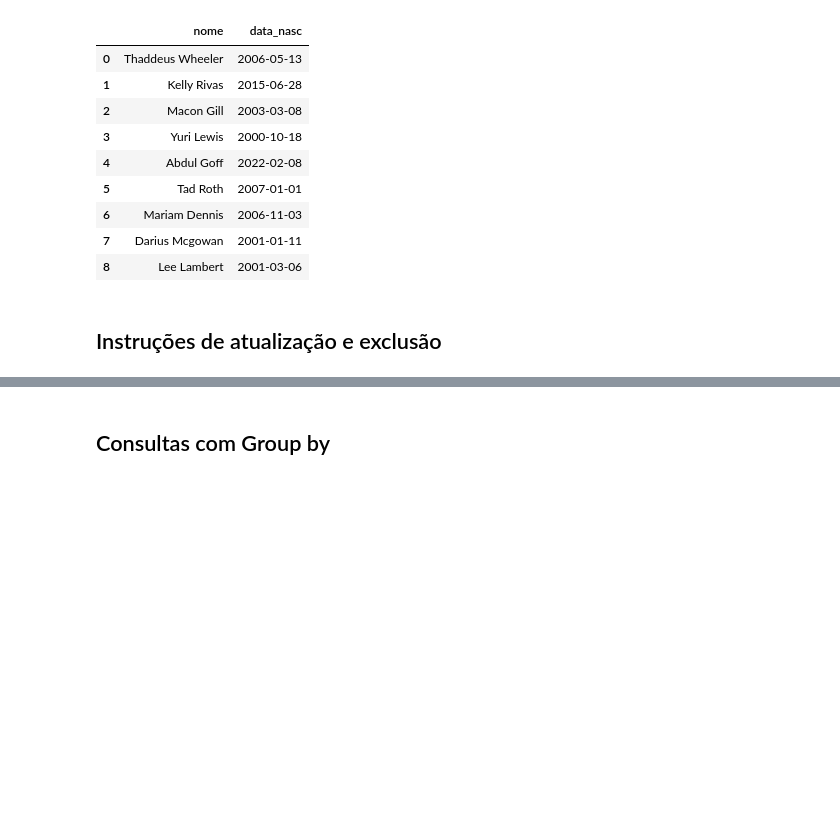
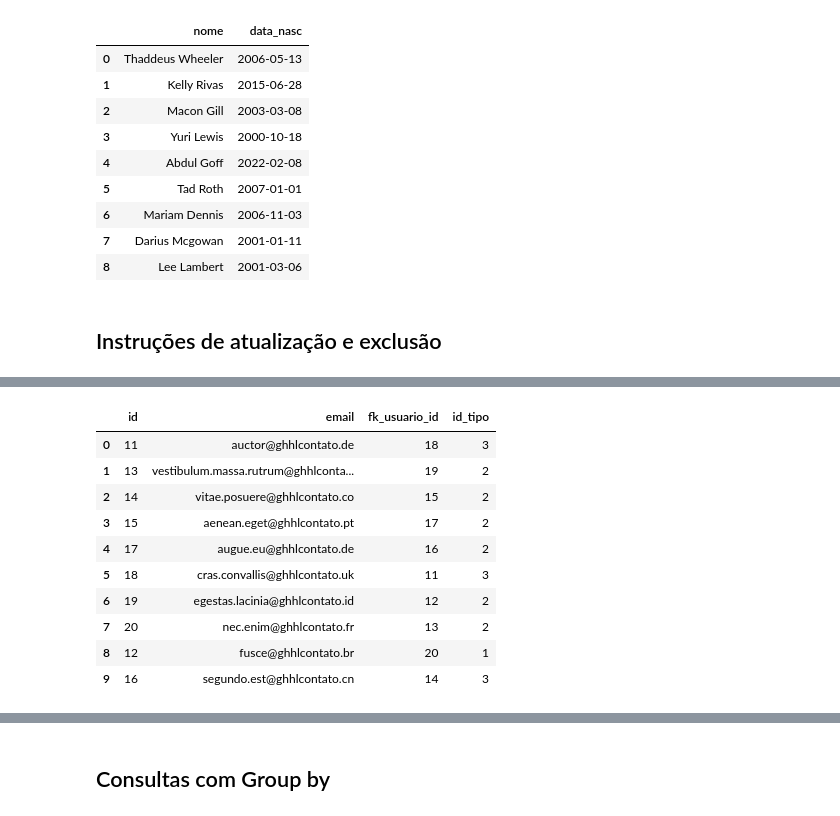
Before and after one commit to MateusLannes/Trabalho_BD1_2022, a Jupyter notebook: Files/ColabGHHL_Contrat.ipynb, the cells around one changed output, grey strips where cells are left out. Drawn from its saved outputs; the diff is of its cells as text; code cells hidden in the pictures; blank space fills up the shorter version.

```diff
--- a/Files/ColabGHHL_Contrat.ipynb
+++ b/Files/ColabGHHL_Contrat.ipynb
@@ -834,7 +849,22 @@ TypeError: ignored
 # %%
-res = pd.read_sql_query("""UPDATE gestor
+c=conn.cursor()
+c.execute("""UPDATE gestor
 SET email = 'segundo.est@ghhlcontato.cn'
-WHERE id = 16""", conn)
+WHERE id = 16""")
+res = pd.read_sql_query("""select * from Gestor""",conn)
+conn.commit()
 res
 # atualiza o email de um gestor
+# %% [output]
+|  | id | email | fk_usuario_id | id_tipo |
+| 0 | 11 | auctor@ghhlcontato.de | 18 | 3 |
+| 1 | 13 | vestibulum.massa.rutrum@ghhlconta... | 19 | 2 |
+| 2 | 14 | vitae.posuere@ghhlcontato.co | 15 | 2 |
+| 3 | 15 | aenean.eget@ghhlcontato.pt | 17 | 2 |
+| 4 | 17 | augue.eu@ghhlcontato.de | 16 | 2 |
+| 5 | 18 | cras.convallis@ghhlcontato.uk | 11 | 3 |
+| 6 | 19 | egestas.lacinia@ghhlcontato.id | 12 | 2 |
+| 7 | 20 | nec.enim@ghhlcontato.fr | 13 | 2 |
+| 8 | 12 | fusce@ghhlcontato.br | 20 | 1 |
+| 9 | 16 | segundo.est@ghhlcontato.cn | 14 | 3 |
 # %%
```
Also changed, not shown: parts of 5 cells of this notebook.
